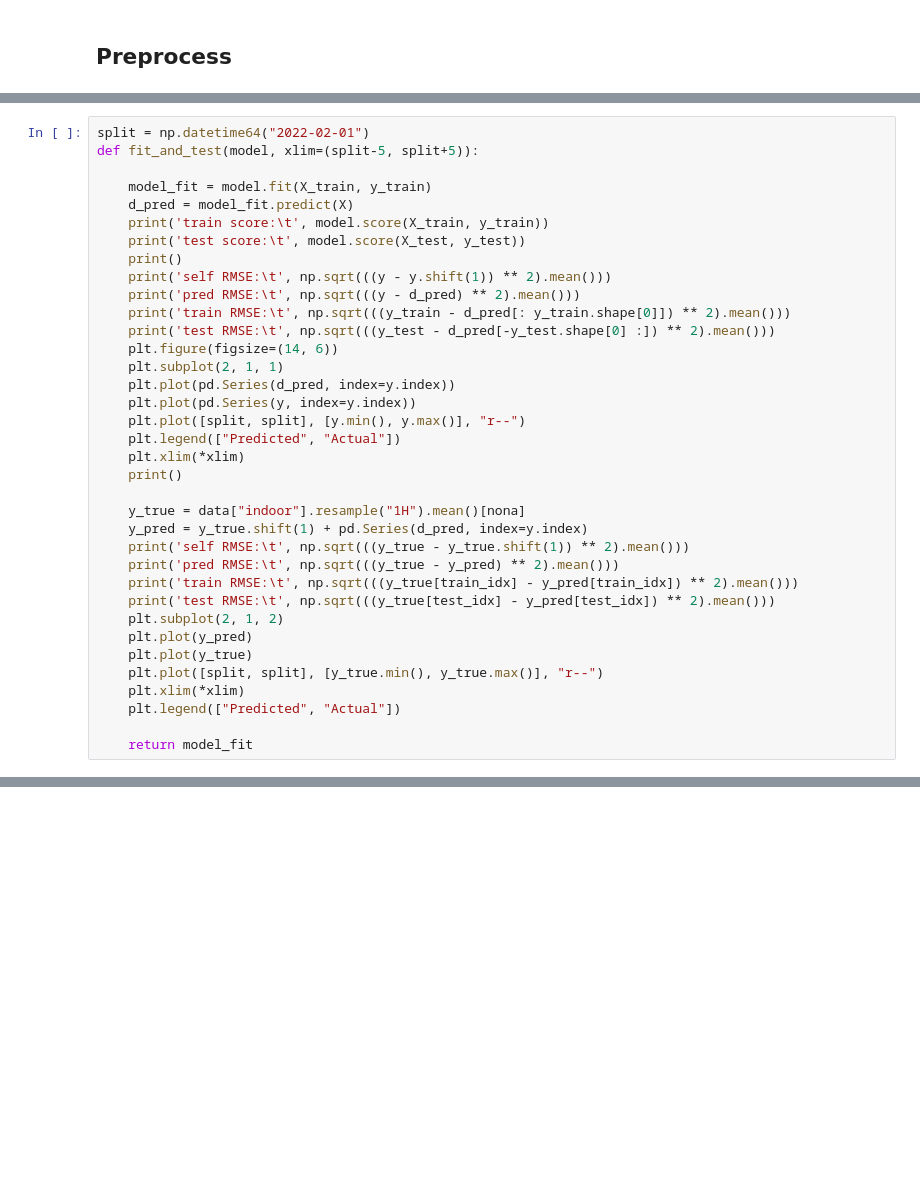
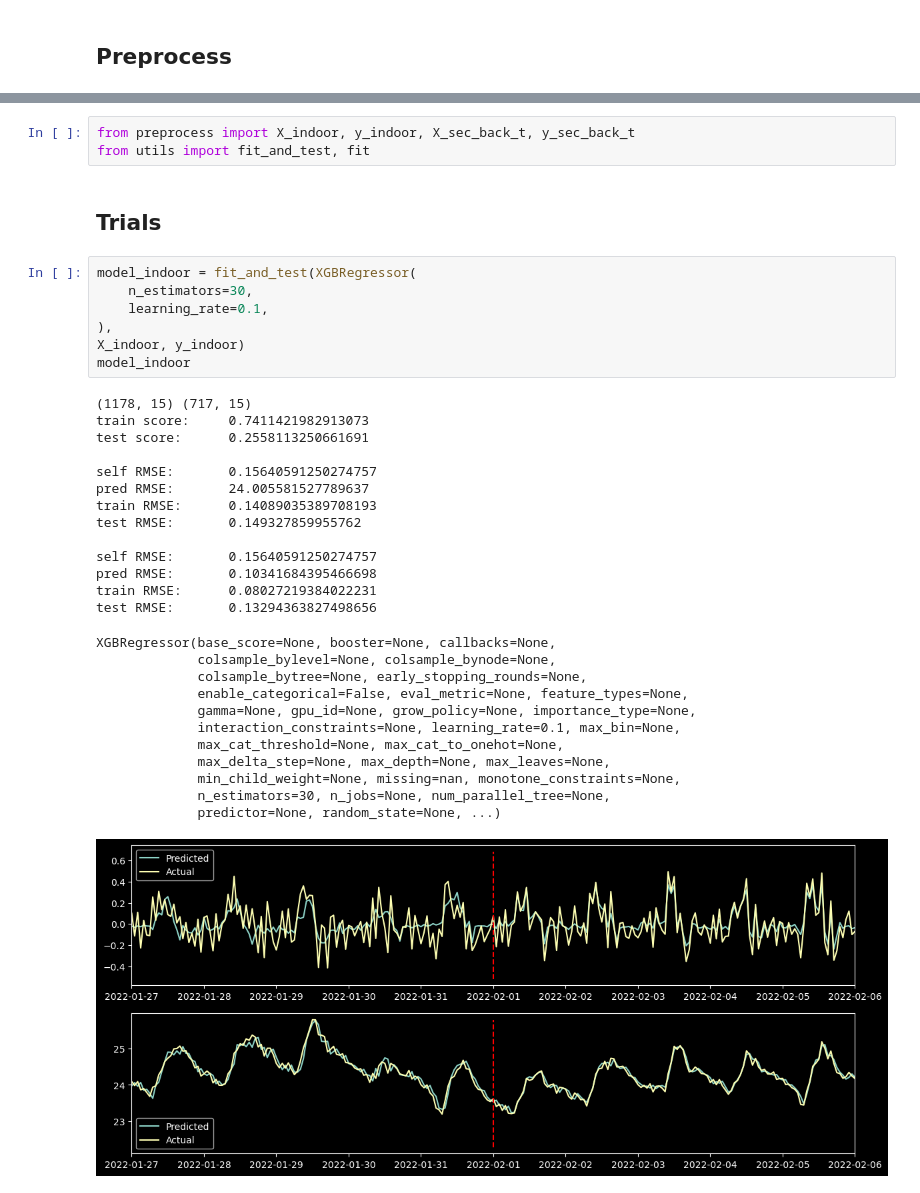
Before and after one commit to xsjk/ART1425-Project, a Jupyter notebook: preprocess.ipynb, the cells around one changed output, grey strips where cells are left out. Saved outputs shown, nothing was run; the diff lists cells and outputs as text; blank space fills up the shorter version.

```diff
--- a/preprocess.ipynb
+++ b/preprocess.ipynb
@@ -582,36 +17,0 @@ def fit_and_test_scaled(model):
-# %%
-split = np.datetime64("2022-02-01")
-def fit_and_test(model, xlim=(split-5, split+5)):
-
-    model_fit = model.fit(X_train, y_train)
-    d_pred = model_fit.predict(X)
-    print('train score:\t', model.score(X_train, y_train))
-    print('test score:\t', model.score(X_test, y_test))
-    print()
-    print('self RMSE:\t', np.sqrt(((y - y.shift(1)) ** 2).mean()))
-    print('pred RMSE:\t', np.sqrt(((y - d_pred) ** 2).mean()))
-    print('train RMSE:\t', np.sqrt(((y_train - d_pred[: y_train.shape[0]]) ** 2).mean()))
-    print('test RMSE:\t', np.sqrt(((y_test - d_pred[-y_test.shape[0] :]) ** 2).mean()))
-    plt.figure(figsize=(14, 6))
-    plt.subplot(2, 1, 1)
-    plt.plot(pd.Series(d_pred, index=y.index))
-    plt.plot(pd.Series(y, index=y.index))
-    plt.plot([split, split], [y.min(), y.max()], "r--")
-    plt.legend(["Predicted", "Actual"])
-    plt.xlim(*xlim)
-    print()
-
-    y_true = data["indoor"].resample("1H").mean()[nona]
-    y_pred = y_true.shift(1) + pd.Series(d_pred, index=y.index)
-    print('self RMSE:\t', np.sqrt(((y_true - y_true.shift(1)) ** 2).mean()))
-    print('pred RMSE:\t', np.sqrt(((y_true - y_pred) ** 2).mean()))
-    print('train RMSE:\t', np.sqrt(((y_true[train_idx] - y_pred[train_idx]) ** 2).mean()))
-    print('test RMSE:\t', np.sqrt(((y_true[test_idx] - y_pred[test_idx]) ** 2).mean()))
-    plt.subplot(2, 1, 2)
-    plt.plot(y_pred)
-    plt.plot(y_true)
-    plt.plot([split, split], [y_true.min(), y_true.max()], "r--")
-    plt.xlim(*xlim)
-    plt.legend(["Predicted", "Actual"])
-
-    return model_fit
@@ -1083,0 +18,38 @@ data[['pri_supp_t', 'pri_back_t', 'pri_flow', 'sec_supp_t', 'sec_back_t',
+# %%
+from preprocess import X_indoor, y_indoor, X_sec_back_t, y_sec_back_t
+from utils import fit_and_test, fit
+# %% [markdown]
+## Trials
+# %%
+model_indoor = fit_and_test(XGBRegressor(
+    n_estimators=30,
+    learning_rate=0.1,
+),
+X_indoor, y_indoor)
+model_indoor
+# %% [output]
+(1178, 15) (717, 15)
+train score:     0.7411421982913073
+test score:      0.2558113250661691
+
+self RMSE:       0.15640591250274757
+pred RMSE:       24.005581527789637
+train RMSE:      0.14089035389708193
+test RMSE:       0.149327859955762
+
+self RMSE:       0.15640591250274757
+pred RMSE:       0.10341684395466698
+train RMSE:      0.08027219384022231
+test RMSE:       0.13294363827498656
+XGBRegressor(base_score=None, booster=None, callbacks=None,
+             colsample_bylevel=None, colsample_bynode=None,
+             colsample_bytree=None, early_stopping_rounds=None,
+             enable_categorical=False, eval_metric=None, feature_types=None,
+             gamma=None, gpu_id=None, grow_policy=None, importance_type=None,
+             interaction_constraints=None, learning_rate=0.1, max_bin=None,
+             max_cat_threshold=None, max_cat_to_onehot=None,
+             max_delta_step=None, max_depth=None, max_leaves=None,
+             min_child_weight=None, missing=nan, monotone_constraints=None,
+             n_estimators=30, n_jobs=None, num_parallel_tree=None,
+             predictor=None, random_state=None, ...)
+[figure, added]
```
Also changed, not shown: parts of 56 cells of this notebook, 11 other files.
